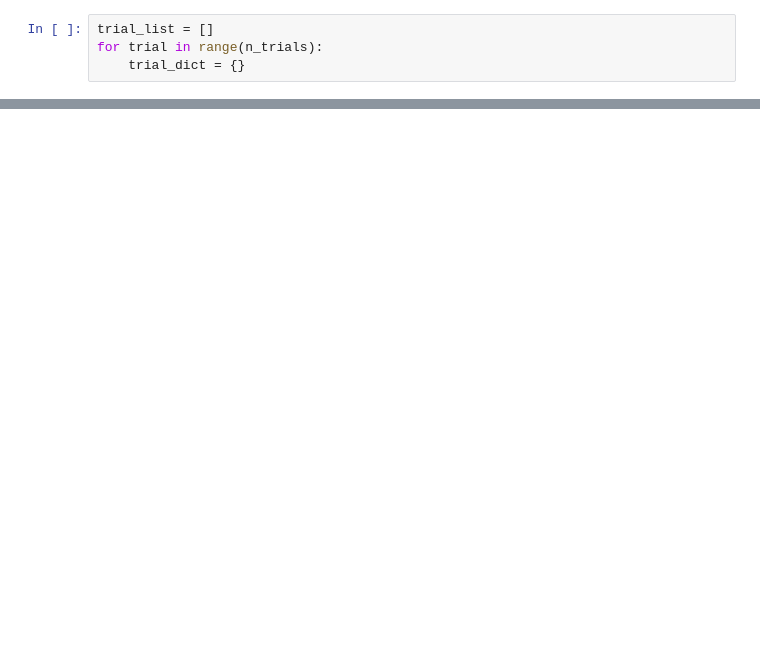
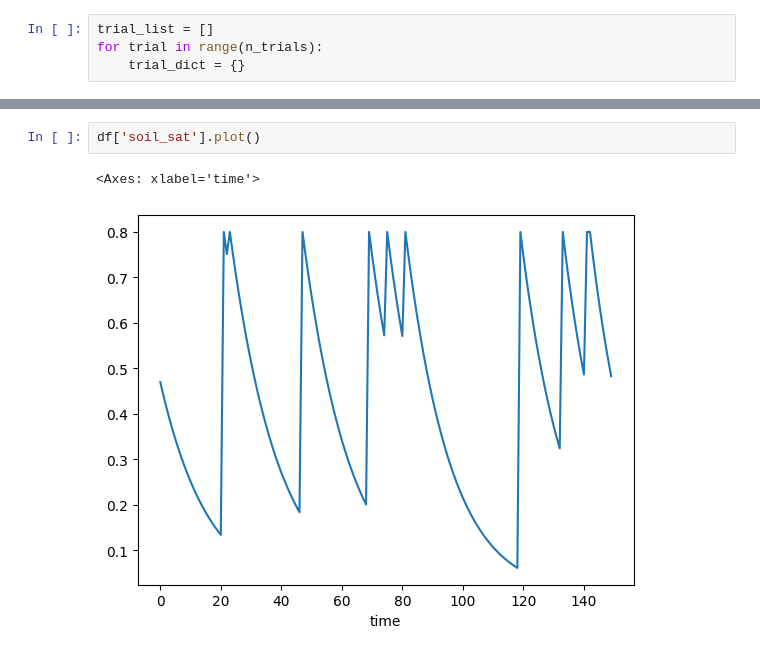
Before and after one commit to dualmodality/math430_team_project, a Jupyter notebook: CSJ.ipynb, the cells around one changed output, grey strips where cells are left out. Drawn from its saved outputs; the diff is of its cells as text; blank space fills up the shorter version.

```diff
--- a/CSJ.ipynb
+++ b/CSJ.ipynb
@@ -78,0 +103,5 @@ def VPD(temp = 20, rel_hum = 0.7):
+# %%
+df['soil_sat'].plot()
+# %% [output]
+<Axes: xlabel='time'>
+[figure, added]
```
Also changed, not shown: parts of 7 cells of this notebook.
